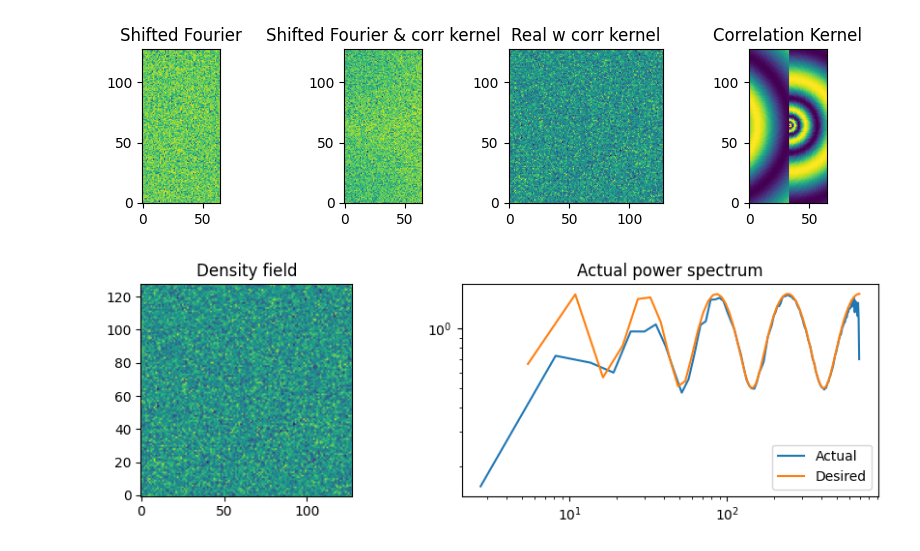
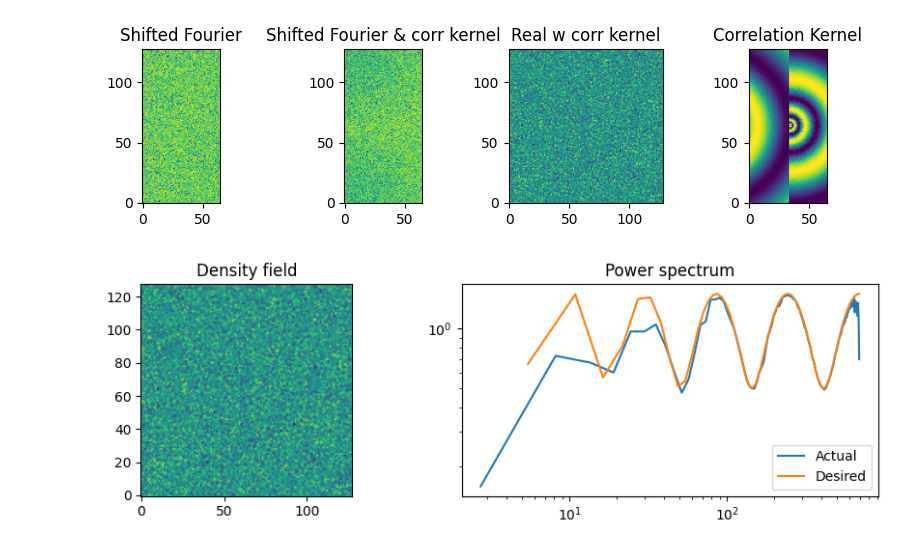
Before and after one commit to andrinr/IC-prediction, a Jupyter notebook: src/experiments/ic.ipynb, the cells around one changed output. Cells and saved outputs as stored; diff of their text form; code cells hidden in the pictures.

```diff
--- a/src/experiments/ic.ipynb
+++ b/src/experiments/ic.ipynb
@@ -111,15 +111,15 @@ Text(0.5, 1.0, 'Correlation Kernel')
 # %%
 k, Pk = power_spectrum(delta_corr)
 
 fig, (ax1, ax2) = plt.subplots(1, 2, figsize=(9, 3))
 ax1.imshow(delta_corr[n_grid_half], origin='lower')
 ax1.set_title('Density field')
 ax2.plot(k, Pk, label='Actual')
-ax2.set_title('Actual power spectrum')
+ax2.set_title('Power spectrum')
 ax2.set_xscale('log')
 ax2.set_yscale('log')
 ax2.plot(k_desired, Pk_desired, label='Desired')
 ax2.legend()
 plt.tight_layout()
 # %% [output]
-[figure, old version]
+[figure, new version]
```
Also changed, not shown: parts of 2 cells of this notebook, 2 other files.
